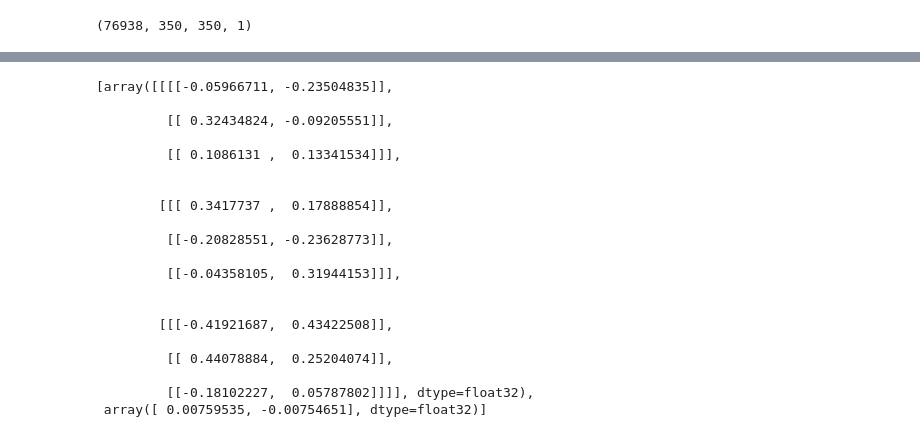
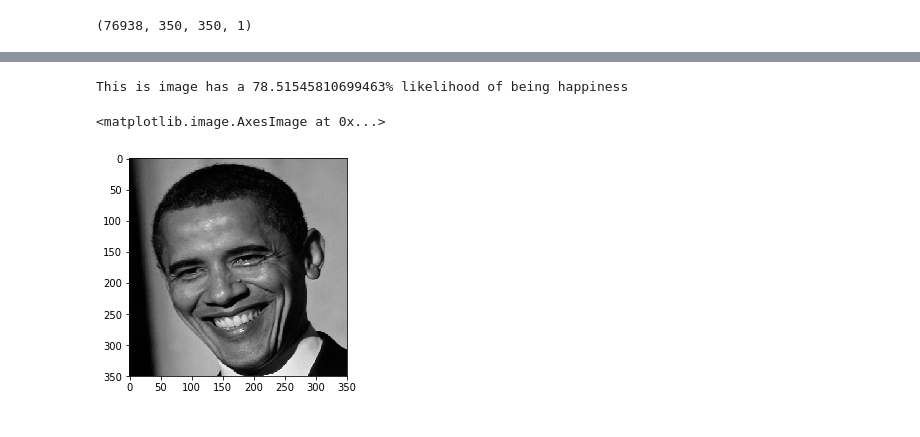
Before and after one commit to schehrbanokhan/emotion_recognition_neural_network, a Jupyter notebook: Project Neural network.ipynb, the cells around one changed output, grey strips where cells are left out. Saved outputs shown, nothing was run; the diff lists cells and outputs as text; code cells hidden in the pictures.

```diff
--- a/Project Neural network.ipynb
+++ b/Project Neural network.ipynb
@@ -343,84 +341,45 @@ model.save_weights("model_weights.h5")
 # %%
-# MHW Read it Back
-
 from keras.models import model_from_json
 from pathlib import Path
 from keras.preprocessing import image
 import numpy as np
 
-
-
 # Load the json file that contains the model's structure
-f2 = Path("model_structure.json")
-model_structure2 = f2.read_text()
+f = Path("model_structure.json")
+model_structure = f.read_text()
 
 # Recreate the Keras model object from the json data
-model2 = model_from_json(model_structure2)
+model = model_from_json(model_structure)
 
 # Re-load the model's trained weights
-model2.load_weights("model_weights.h5")
+model.load_weights("model_weights.h5")
+
+# Load an image file to test, resizing it to 350 X 350 pixels (as required by this model)
+img = image.load_img("4.jpg", target_size=(350, 350),grayscale=True)
+
+# Convert the image to a numpy array
+image_to_test = image.img_to_array(img)
-# %%
-model2.layers[0].get_weights()
-# %% [output]
-[array([[[[-0.05966711, -0.23504835]],
-
-         [[ 0.32434824, -0.09205551]],
-
-         [[ 0.1086131 ,  0.13341534]]],
-
-
-        [[[ 0.3417737 ,  0.17888854]],
-
-         [[-0.20828551, -0.23628773]],
-
-         [[-0.04358105,  0.31944153]]],
-
-
-        [[[-0.41921687,  0.43422508]],
-
-         [[ 0.44078884,  0.25204074]],
-
-         [[-0.18102227,  0.05787802]]]], dtype=float32),
- array([ 0.00759535, -0.00754651], dtype=float32)]
 # %%
-from keras.models import model_from_json
-from pathlib import Path
-from keras.preprocessing import image
-import numpy as np
-
-
-
-# Load the json file that contains the model's structure
-f = Path("model_structure.json")
-model_structure = f.read_text()
-
-# Recreate the Keras model object from the json data
-model = model_from_json(model_structure)
-
-# Re-load the model's trained weights
-model.load_weights("model_weights.h5")
-
-# Load an image file to test, resizing it to 350 X 350 pixels (as required by this model)
-img = image.load_img("frog.png", target_size=(350, 350))
-
-# Convert the image to a numpy array
-image_to_test = image.img_to_array(img)
-
 # Add a fourth dimension to the image (since Keras expects a list of images, not a single image)
 list_of_images = np.expand_dims(image_to_test, axis=0)
 
 # Make a prediction using the model
 results = model.predict(list_of_images)
 
 # Since we are only testing one image, we only need to check the first result
 single_result = results[0]
 
 # We will get a likelihood score for all 10 possible classes. Find out which class had the highest score.
 most_likely_class_index = int(np.argmax(single_result))
 class_likelihood = single_result[most_likely_class_index]
 
 # Get the name of the most likely class
-class_label = class_labels[most_likely_class_index]
+class_label = using_labels[most_likely_class_index]
 
 # Print the result
-print("This is image is a {} - Likelihood: {:2f}".format(class_label, class_likelihood))
+print(f"This is image has a {class_likelihood*100}% likelihood of being {class_label}")
+plt.imshow(img)
+# %% [output]
+This is image has a 78.51545810699463% likelihood of being happiness
+<matplotlib.image.AxesImage at 0x...>
+[figure, added]
```
Also changed, not shown: parts of 22 cells of this notebook.
